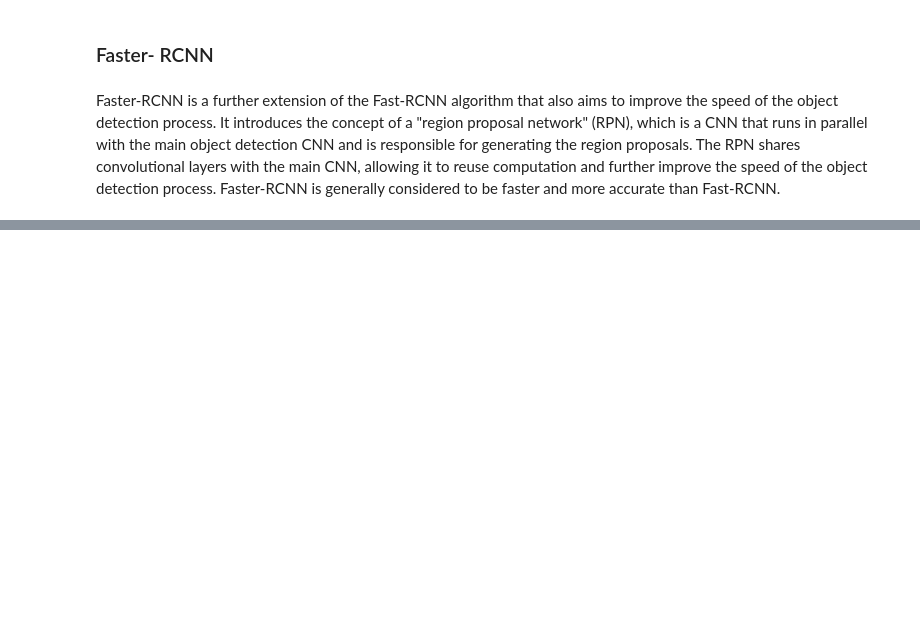
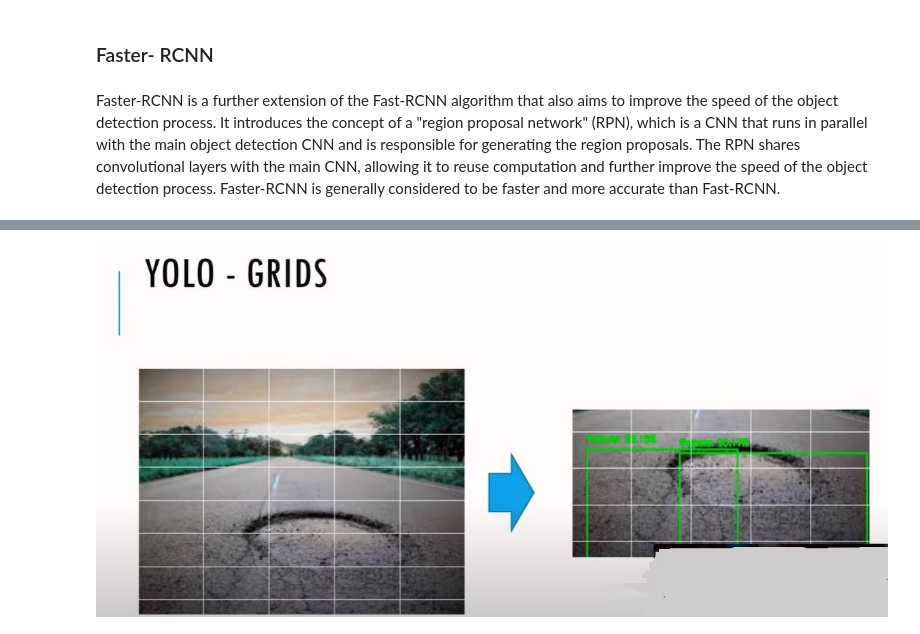
Before and after one commit to ijazkhan101/Computer-Vision-pothole-detector, a Jupyter notebook: building_a_road_pothole_detector.ipynb, the cells around one changed output, grey strips where cells are left out. Saved outputs shown, nothing was run; the diff lists cells and outputs as text; code cells hidden in the pictures; blank space fills up the shorter version.

```diff
--- a/building_a_road_pothole_detector.ipynb
+++ b/building_a_road_pothole_detector.ipynb
@@ -75,0 +97,5 @@ Faster-RCNN is a further extension of the Fast-RCNN algorithm that also aims to
+# %%
+from IPython.display import Image
+Image(filename='9-yolo-grid.JPG')
+# %% [output]
+[figure, added]
```
Also changed, not shown: parts of 11 cells of this notebook, 4 other files.
